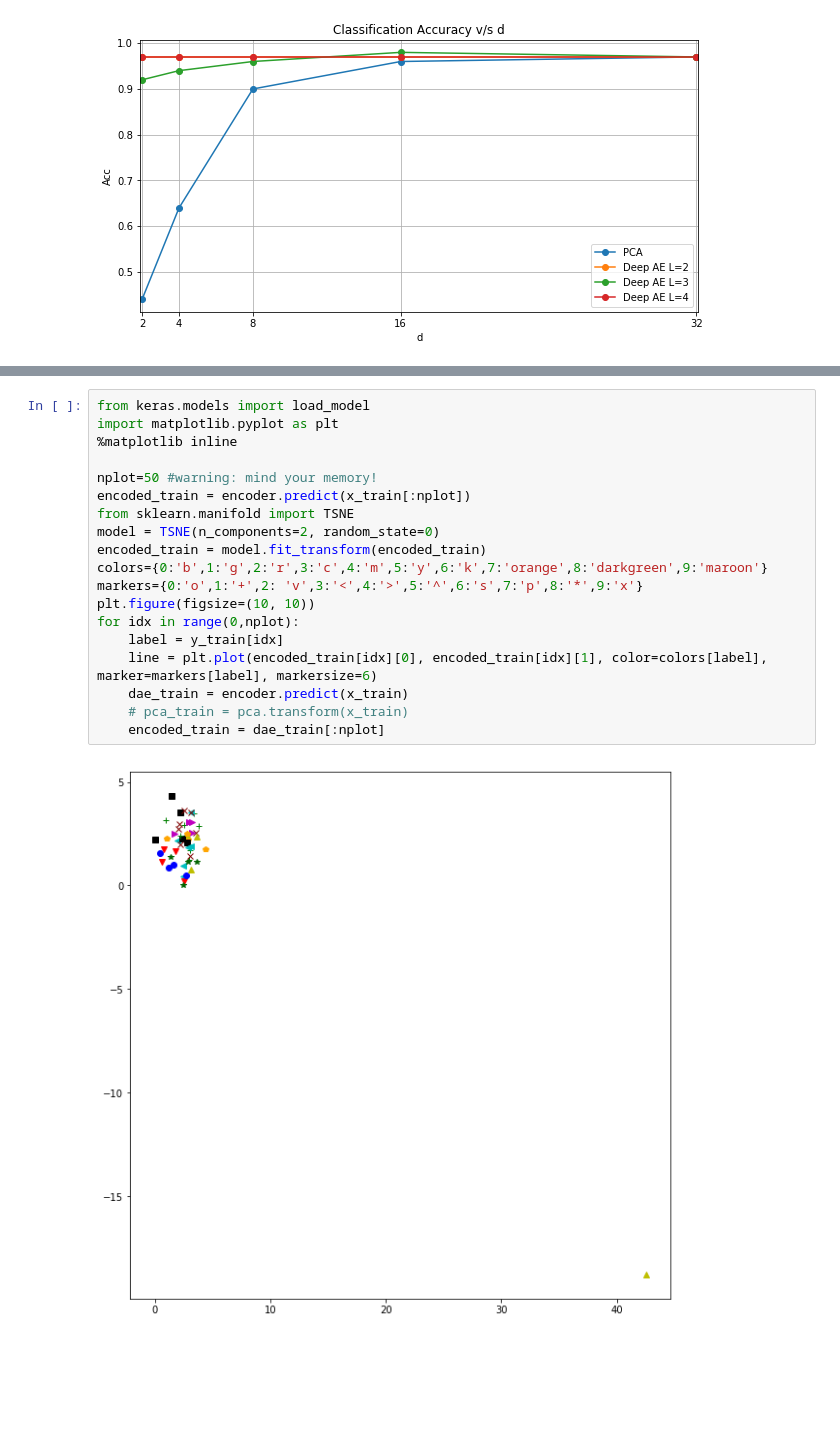
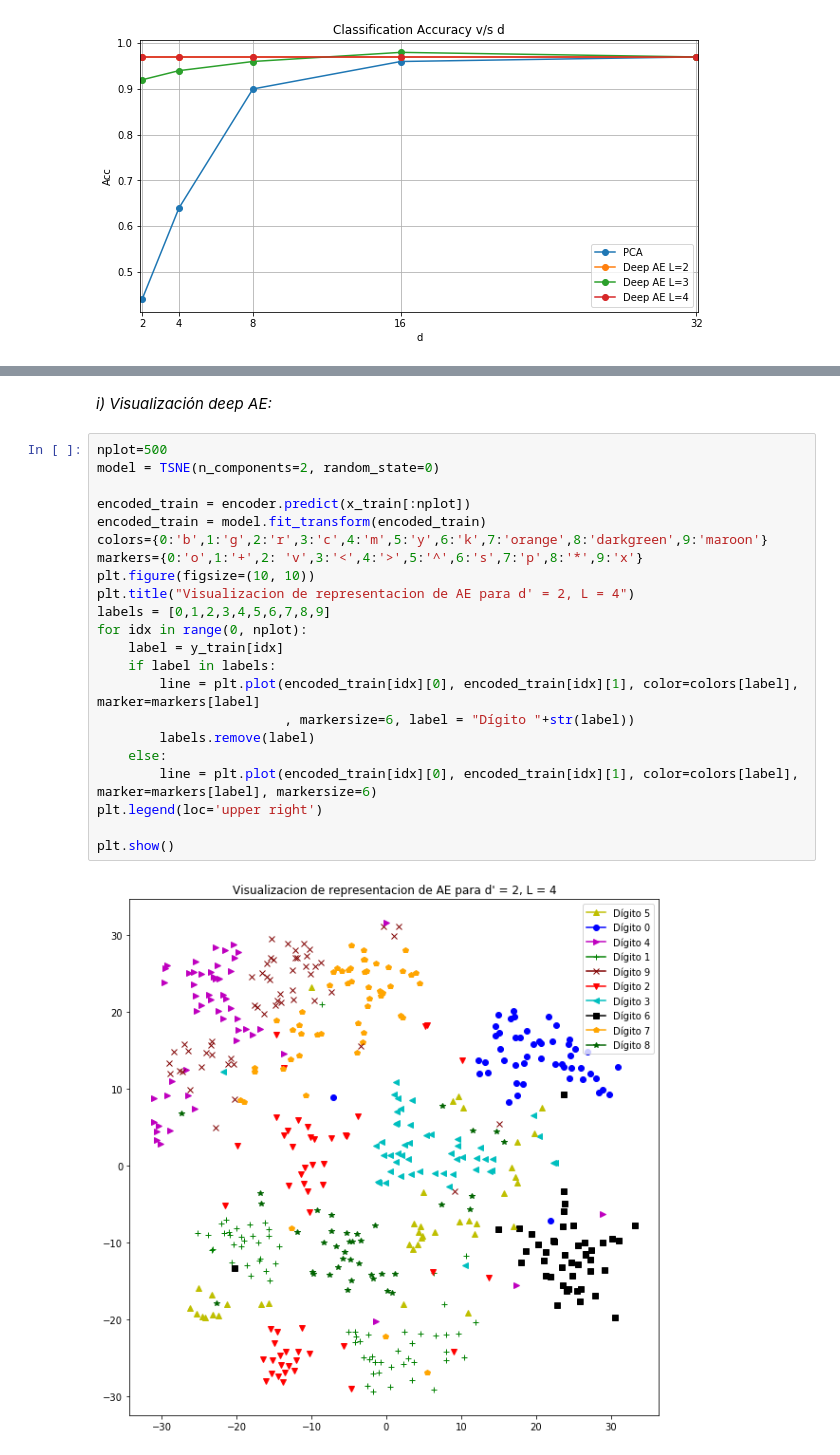
Before and after one commit to jeremyisai93/tarea2-RN, a Jupyter notebook: Pregunta 3.1.ipynb, the cells around one changed output, grey strips where cells are left out. Cells and saved outputs as stored; diff of their text form; blank space fills up the shorter version.

```diff
--- a/Pregunta 3.1.ipynb
+++ b/Pregunta 3.1.ipynb
@@ -651,21 +650,26 @@ Error de reconstruccion: 0.000358641071969
+# %% [markdown]
+_i) Visualización deep AE:_
 # %%
-from keras.models import load_model
-import matplotlib.pyplot as plt
-%matplotlib inline
+nplot=500
+model = TSNE(n_components=2, random_state=0)
 
-nplot=50 #warning: mind your memory!
 encoded_train = encoder.predict(x_train[:nplot])
-from sklearn.manifold import TSNE
-model = TSNE(n_components=2, random_state=0)
 encoded_train = model.fit_transform(encoded_train)
 colors={0:'b',1:'g',2:'r',3:'c',4:'m',5:'y',6:'k',7:'orange',8:'darkgreen',9:'maroon'}
 markers={0:'o',1:'+',2: 'v',3:'<',4:'>',5:'^',6:'s',7:'p',8:'*',9:'x'}
 plt.figure(figsize=(10, 10))
-for idx in range(0,nplot):
+plt.title("Visualizacion de representacion de AE para d' = 2, L = 4")
+labels = [0,1,2,3,4,5,6,7,8,9]
+for idx in range(0, nplot):
     label = y_train[idx]
-    line = plt.plot(encoded_train[idx][0], encoded_train[idx][1], color=colors[label], marker=markers[label], markersize=6)
-    dae_train = encoder.predict(x_train)
-    # pca_train = pca.transform(x_train)
-    encoded_train = dae_train[:nplot]
+    if label in labels:
+        line = plt.plot(encoded_train[idx][0], encoded_train[idx][1], color=colors[label], marker=markers[label]
+                        , markersize=6, label = "Dígito "+str(label))
+        labels.remove(label)
+    else:
+        line = plt.plot(encoded_train[idx][0], encoded_train[idx][1], color=colors[label], marker=markers[label], markersize=6)
+plt.legend(loc='upper right')
+
+plt.show()
 # %% [output]
-[figure, old version]
+[figure, new version]
```
Also changed, not shown: parts of 15 cells of this notebook, 2 other files.
